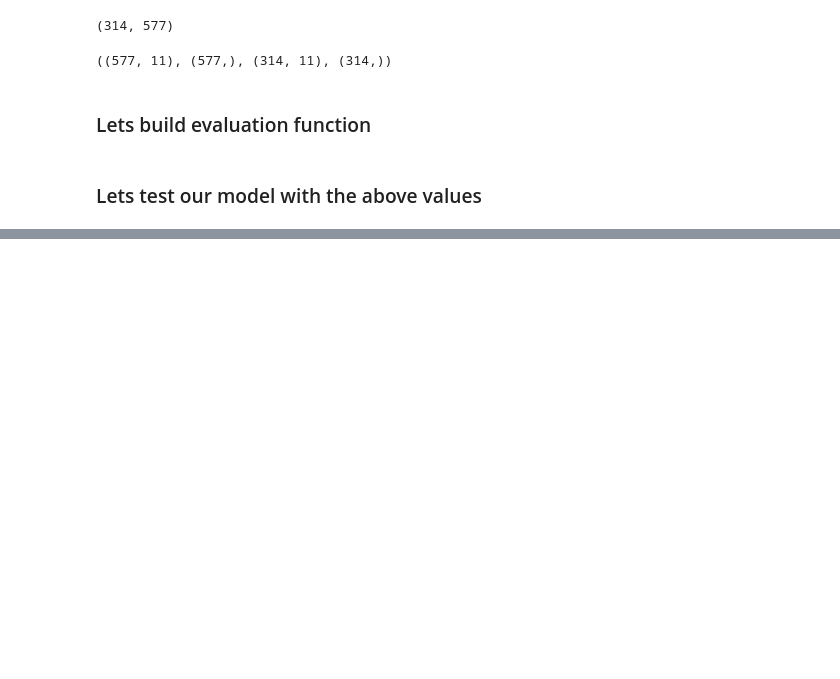
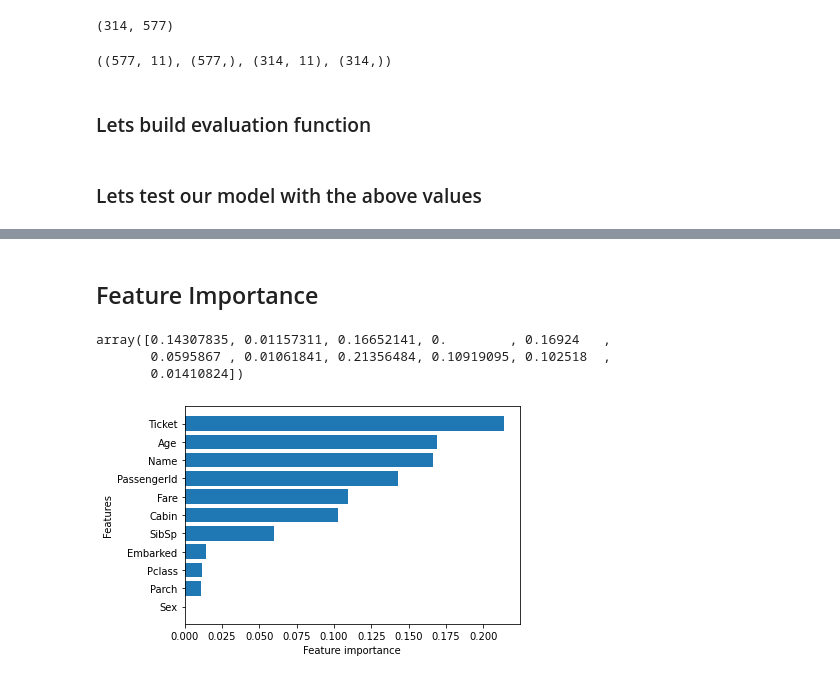
Before and after one commit to Rohithv07/ml, a Jupyter notebook: Titanic.ipynb, the cells around one changed output, grey strips where cells are left out. Drawn from its saved outputs; the diff is of its cells as text; code cells hidden in the pictures; blank space fills up the shorter version.

```diff
--- a/Titanic.ipynb
+++ b/Titanic.ipynb
@@ -676,0 +734,8 @@ show_scores(model)
+# %%
+rs_model = RandomizedSearchCV(RandomForestRegressor(n_jobs=-1,
+                                                    random_state=42),
+                              param_distributions=rf_grid,
+                              n_iter=100,
+                              cv=10,
+                              verbose=True)
+rs_model.fit(X_train, y_train)
@@ -676,0 +765,21 @@ show_scores(model)
+# %%
+# We made 100 iterations and then we take the best values and find the score and train the model.
+%%time
+
+
+ideal_model = RandomForestRegressor(bootstrap=True,
+                                                   ccp_alpha=0.0,
+                                                   criterion='mse',
+                                                   max_depth=None,
+                                                   max_features='auto',
+                                                   max_leaf_nodes=None,
+                                                   max_samples=None,
+                                                   min_impurity_decrease=0.0,
+                                                   min_impurity_split=None,
+                                                   min_samples_leaf=1,
+                                                   min_samples_split=2,
+                                                   min_weight_fraction_leaf=0.0,
+                                                   n_estimators=100, n_jobs=-1,
+                                                   oob_score=False)
+# Fit the model
+ideal_model.fit(X_train, y_train)
@@ -676,0 +981,26 @@ show_scores(model)
+# %% [markdown]
+## Feature Importance
+# %%
+ideal_model.feature_importances_
+# %% [output]
+array([0.14307835, 0.01157311, 0.16652141, 0.        , 0.16924   ,
+       0.0595867 , 0.01061841, 0.21356484, 0.10919095, 0.102518  ,
+       0.01410824])
+# %%
+# Helper function for plotting feature importance
+def plot_features(columns, importances, n=20):
+  df = (pd.DataFrame({"features": columns,
+                      "feature_importances": importances})
+  .sort_values("feature_importances", ascending=False)
+  .reset_index(drop=True))
+
+  # Plot the data frame
+  fig, ax = plt.subplots()
+  ax.barh(df["features"][:n], df["feature_importances"][:20])
+  ax.set_ylabel("Features")
+  ax.set_xlabel("Feature importance")
+  ax.invert_yaxis()
+# %%
+plot_features(X_train.columns, ideal_model.feature_importances_)
+# %% [output]
+[figure, added]
```
Also changed, not shown: parts of 36 cells of this notebook.
